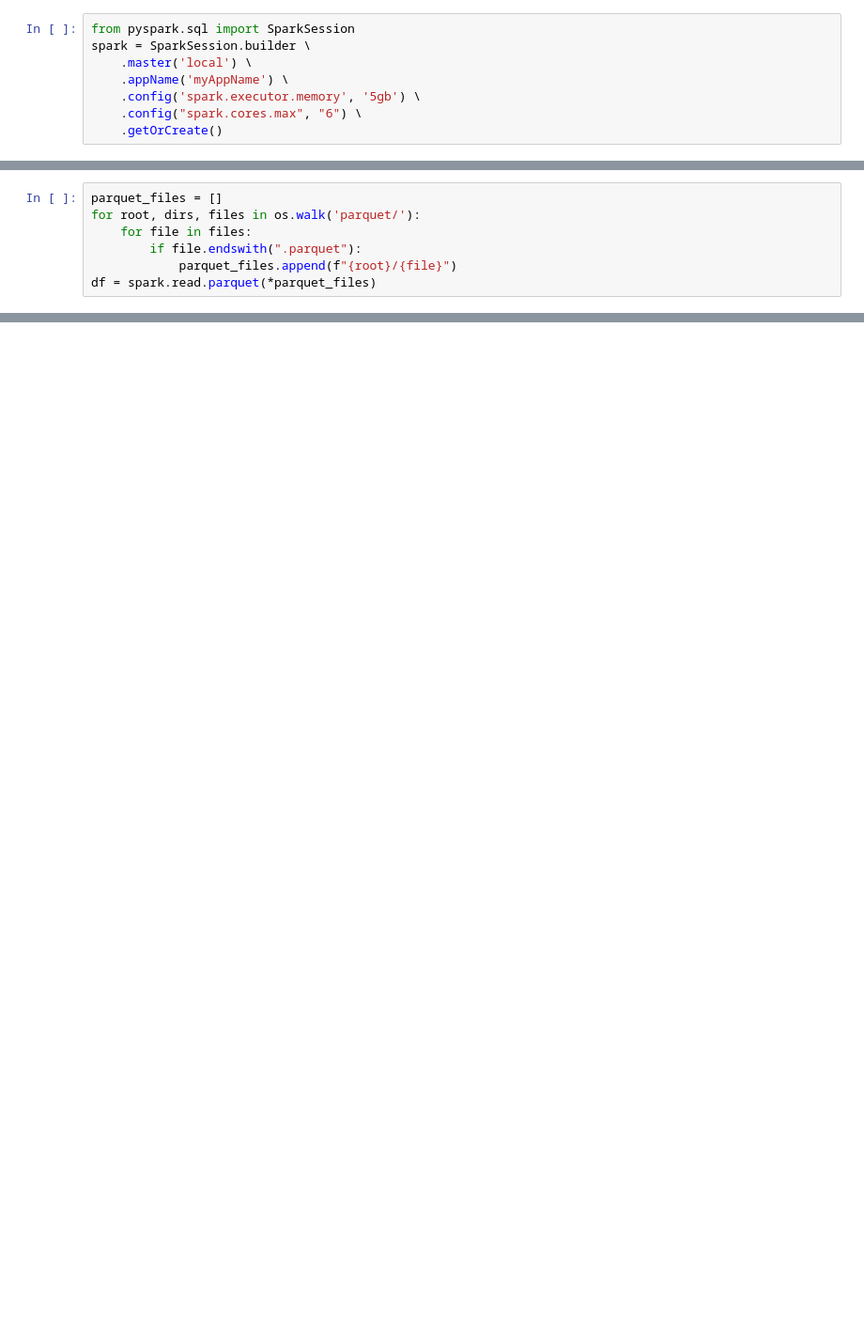
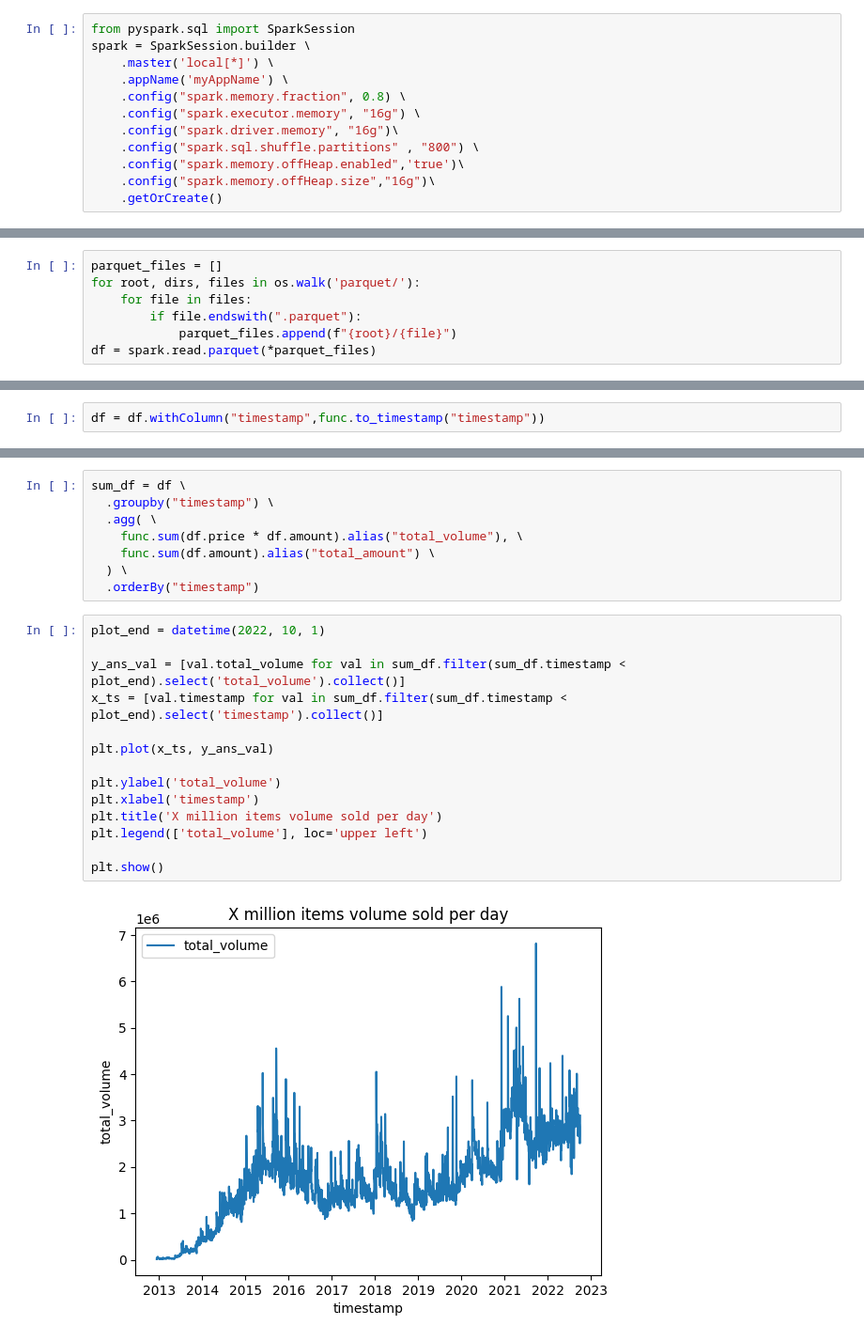
Before and after one commit to Soniclev/steam-trade-bot, a Jupyter notebook: notebooks/Analyze Steam market.ipynb, the cells around one changed output, grey strips where cells are left out. Shown at 94% size. Saved outputs shown, nothing was run; the diff lists cells and outputs as text; blank space fills up the shorter version.

Commit message:
Add some plots

```diff
--- a/notebooks/Analyze Steam market.ipynb
+++ b/notebooks/Analyze Steam market.ipynb
@@ -60,8 +48,12 @@ Downloading to './parquet/partition=2022-11/part.0.parquet'...
 # %%
 from pyspark.sql import SparkSession
 spark = SparkSession.builder \
-    .master('local') \
+    .master('local[*]') \
     .appName('myAppName') \
-    .config('spark.executor.memory', '5gb') \
-    .config("spark.cores.max", "6") \
+    .config("spark.memory.fraction", 0.8) \
+    .config("spark.executor.memory", "16g") \
+    .config("spark.driver.memory", "16g")\
+    .config("spark.sql.shuffle.partitions" , "800") \
+    .config("spark.memory.offHeap.enabled",'true')\
+    .config("spark.memory.offHeap.size","16g")\
     .getOrCreate()
@@ -74,0 +84,2 @@ df = spark.read.parquet(*parquet_files)
+# %%
+df = df.withColumn("timestamp",func.to_timestamp("timestamp"))
@@ -106,0 +266,24 @@ parkSQL.show(100, False)
+# %%
+sum_df = df \
+  .groupby("timestamp") \
+  .agg( \
+    func.sum(df.price * df.amount).alias("total_volume"), \
+    func.sum(df.amount).alias("total_amount") \
+  ) \
+  .orderBy("timestamp")
+# %%
+plot_end = datetime(2022, 10, 1)
+
+y_ans_val = [val.total_volume for val in sum_df.filter(sum_df.timestamp < plot_end).select('total_volume').collect()]
+x_ts = [val.timestamp for val in sum_df.filter(sum_df.timestamp < plot_end).select('timestamp').collect()]
+
+plt.plot(x_ts, y_ans_val)
+
+plt.ylabel('total_volume')
+plt.xlabel('timestamp')
+plt.title('X million items volume sold per day')
+plt.legend(['total_volume'], loc='upper left')
+
+plt.show()
+# %% [output]
+[figure, added]
```
Also changed, not shown: parts of 18 cells of this notebook.
